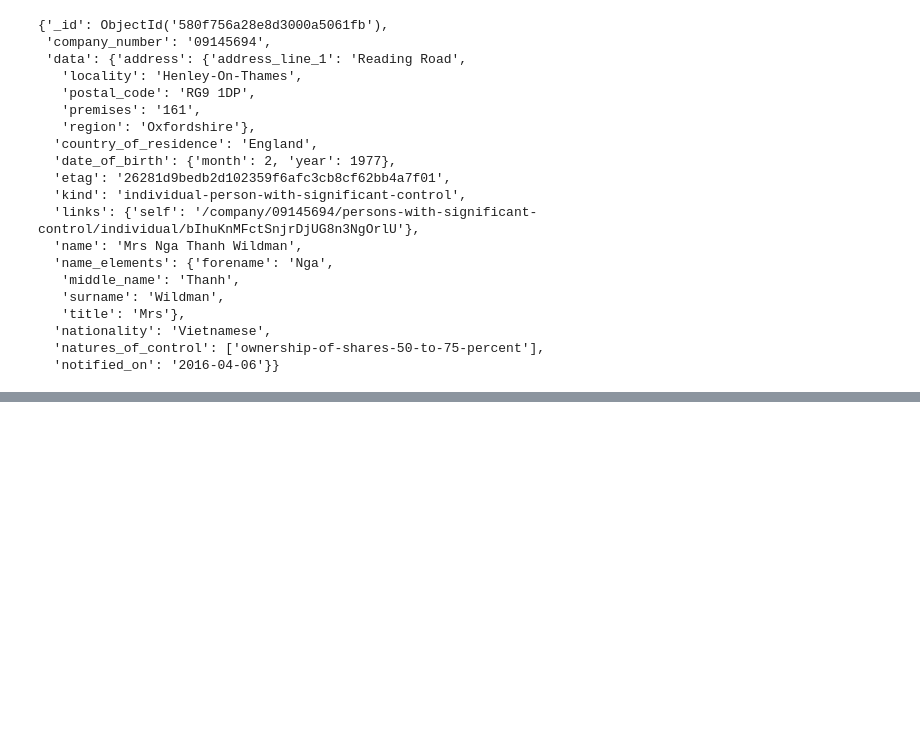
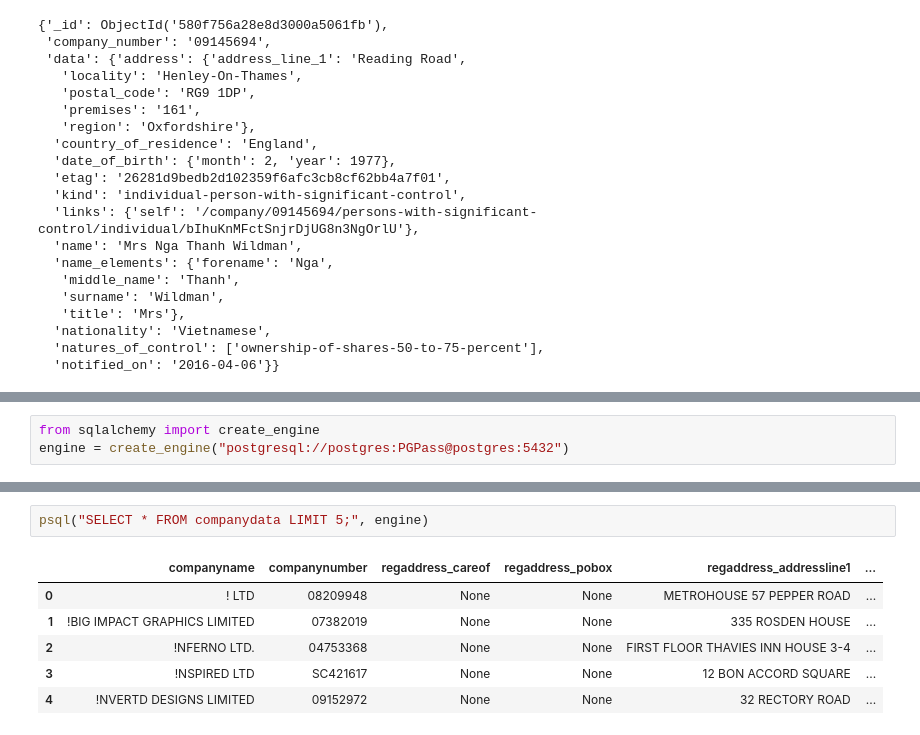
Before and after one commit to Vibushanan/companiesHouse_beneficialOwnership, a Jupyter notebook: Companies House - Significant Control Snapshot - Loader.ipynb, the cells around one changed output, grey strips where cells are left out. Saved outputs shown, nothing was run; the diff lists cells and outputs as text; blank space fills up the shorter version.

Commit message:
Add in demo of loading Company Registration data into postgres

```diff
--- a/Companies House - Significant Control Snapshot - Loader.ipynb
+++ b/Companies House - Significant Control Snapshot - Loader.ipynb
@@ -87,0 +156,3 @@ db.sigcon.find_one()
+# %%
+from sqlalchemy import create_engine
+engine = create_engine("postgresql://postgres:PGPass@postgres:5432")
@@ -87,0 +330,9 @@ db.sigcon.find_one()
+# %%
+psql("SELECT * FROM companydata LIMIT 5;", engine)
+# %% [output]
+|  | companyname | companynumber | regaddress_careof | regaddress_pobox | regaddress_addressline1 | ... |
+| 0 | ! LTD | 08209948 | None | None | METROHOUSE 57 PEPPER ROAD | ... |
+| 1 | !BIG IMPACT GRAPHICS LIMITED | 07382019 | None | None | 335 ROSDEN HOUSE | ... |
+| 2 | !NFERNO LTD. | 04753368 | None | None | FIRST FLOOR THAVIES INN HOUSE 3-4 | ... |
+| 3 | !NSPIRED LTD | SC421617 | None | None | 12 BON ACCORD SQUARE | ... |
+| 4 | !NVERTD DESIGNS LIMITED | 09152972 | None | None | 32 RECTORY ROAD | ... |
```
Also changed, not shown: parts of 20 cells of this notebook, 1 other file.
